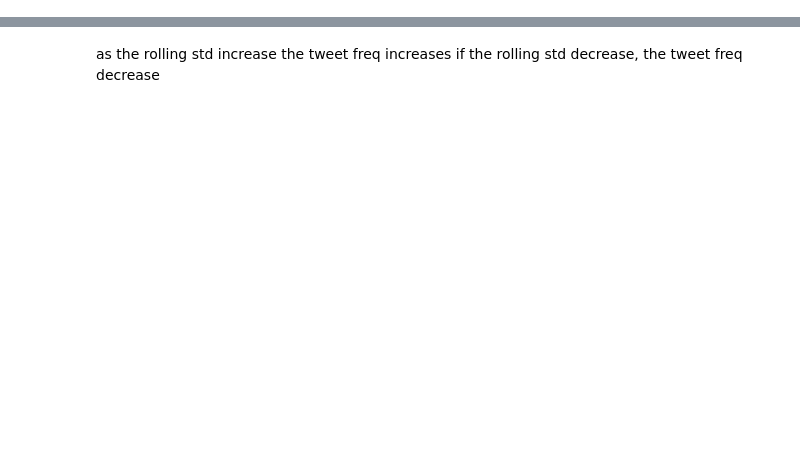
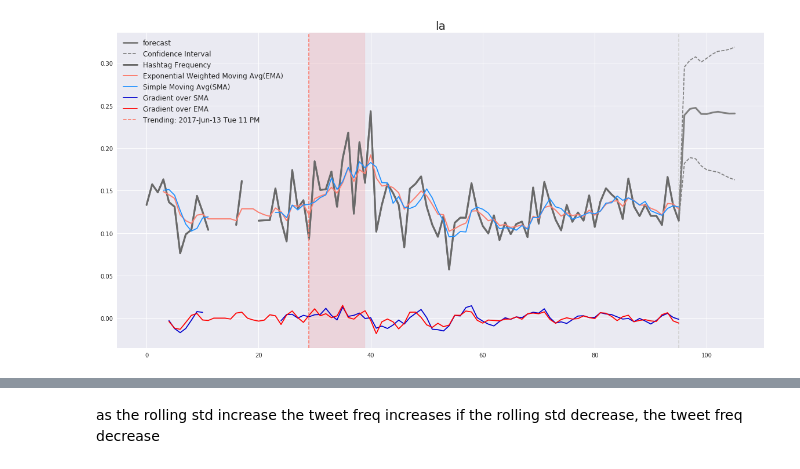
Before and after one commit to joyce-lin/Project_Twitter_NLP, a Jupyter notebook: ipynb/05_Hashtags_Modeling_WhatsTrending.ipynb, the cells around one changed output, grey strips where cells are left out. Drawn from its saved outputs; the diff is of its cells as text; code cells hidden in the pictures; blank space fills up the shorter version.

```diff
--- a/ipynb/05_Hashtags_Modeling_WhatsTrending.ipynb
+++ b/ipynb/05_Hashtags_Modeling_WhatsTrending.ipynb
@@ -249,0 +308,4 @@ hashtag_trend('jeffsessions')
+# %%
+hashtag_trend('la')
+# %% [output]
+[figure, added]
```
Also changed, not shown: parts of 28 cells of this notebook, 3 other files.
